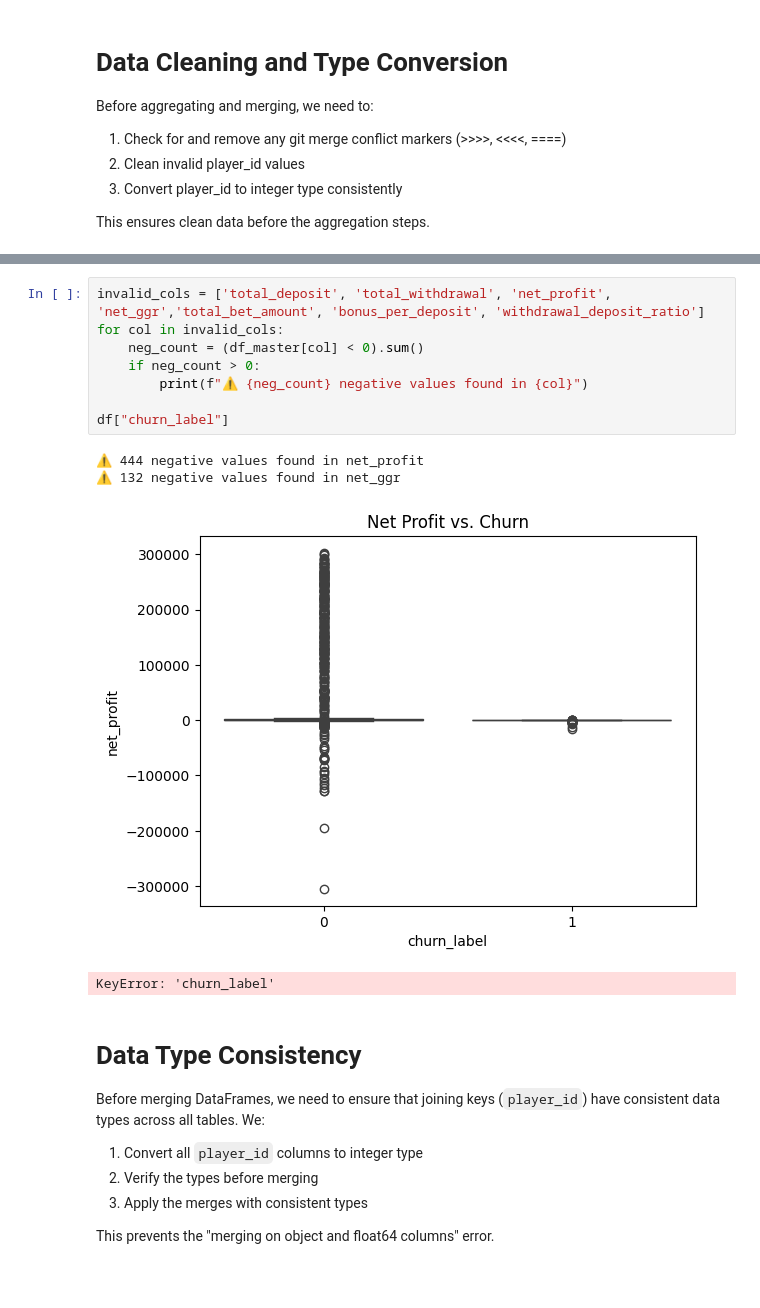
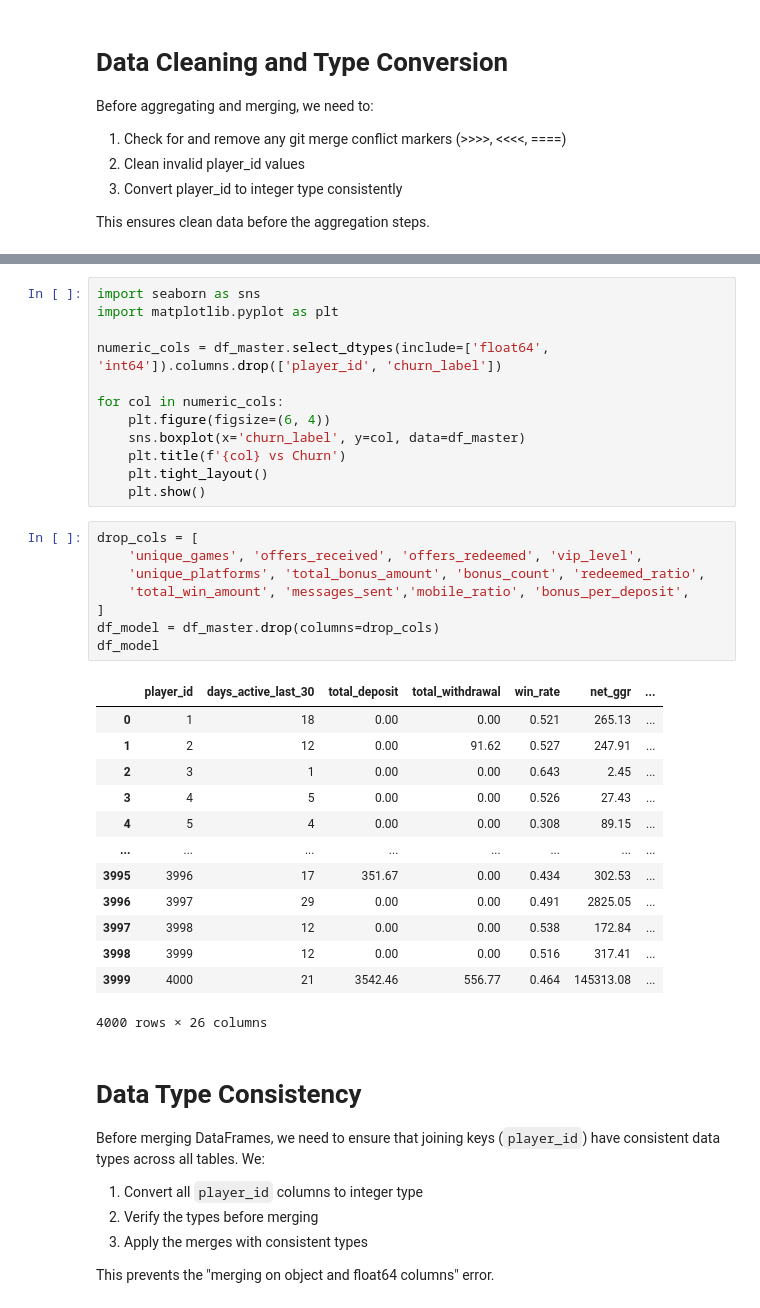
Before and after one commit to Predaotor/Player_churn_prediction, a Jupyter notebook: notebooks/analyzing.ipynb, the cells around one changed output, grey strips where cells are left out. Drawn from its saved outputs; the diff is of its cells as text; blank space fills up the shorter version.

```diff
--- a/notebooks/analyzing.ipynb
+++ b/notebooks/analyzing.ipynb
@@ -327,16 +309,37 @@ memory usage: 1.1+ MB
 # %%
-invalid_cols = ['total_deposit', 'total_withdrawal', 'net_profit', 'net_ggr','total_bet_amount', 'bonus_per_deposit', 'withdrawal_deposit_ratio']
-for col in invalid_cols:
-    neg_count = (df_master[col] < 0).sum()
-    if neg_count > 0:
-        print(f"⚠️ {neg_count} negative values found in {col}")
+import seaborn as sns
+import matplotlib.pyplot as plt
 
-df["churn_label"]
+numeric_cols = df_master.select_dtypes(include=['float64', 'int64']).columns.drop(['player_id', 'churn_label'])
+
+for col in numeric_cols:
+    plt.figure(figsize=(6, 4))
+    sns.boxplot(x='churn_label', y=col, data=df_master)
+    plt.title(f'{col} vs Churn')
+    plt.tight_layout()
+    plt.show()
-# %% [output]
-⚠️ 444 negative values found in net_profit
-⚠️ 132 negative values found in net_ggr
-[figure, removed]
-KeyError: 'churn_label'
+# %%
+drop_cols = [
+    'unique_games', 'offers_received', 'offers_redeemed', 'vip_level',
+    'unique_platforms', 'total_bonus_amount', 'bonus_count', 'redeemed_ratio',
+    'total_win_amount', 'messages_sent','mobile_ratio', 'bonus_per_deposit',
+]
+df_model = df_master.drop(columns=drop_cols)
+df_model
+# %% [output]
+|  | player_id | days_active_last_30 | total_deposit | total_withdrawal | win_rate | net_ggr | ... |
+| 0 | 1 | 18 | 0.00 | 0.00 | 0.521 | 265.13 | ... |
+| 1 | 2 | 12 | 0.00 | 91.62 | 0.527 | 247.91 | ... |
+| 2 | 3 | 1 | 0.00 | 0.00 | 0.643 | 2.45 | ... |
+| 3 | 4 | 5 | 0.00 | 0.00 | 0.526 | 27.43 | ... |
+| 4 | 5 | 4 | 0.00 | 0.00 | 0.308 | 89.15 | ... |
+| ... | ... | ... | ... | ... | ... | ... | ... |
+| 3995 | 3996 | 17 | 351.67 | 0.00 | 0.434 | 302.53 | ... |
+| 3996 | 3997 | 29 | 0.00 | 0.00 | 0.491 | 2825.05 | ... |
+| 3997 | 3998 | 12 | 0.00 | 0.00 | 0.538 | 172.84 | ... |
+| 3998 | 3999 | 12 | 0.00 | 0.00 | 0.516 | 317.41 | ... |
+| 3999 | 4000 | 21 | 3542.46 | 556.77 | 0.464 | 145313.08 | ... |
+4000 rows × 26 columns
 # %% [markdown]
 # Data Type Consistency
 
```
Also changed, not shown: parts of 1 cell of this notebook.
